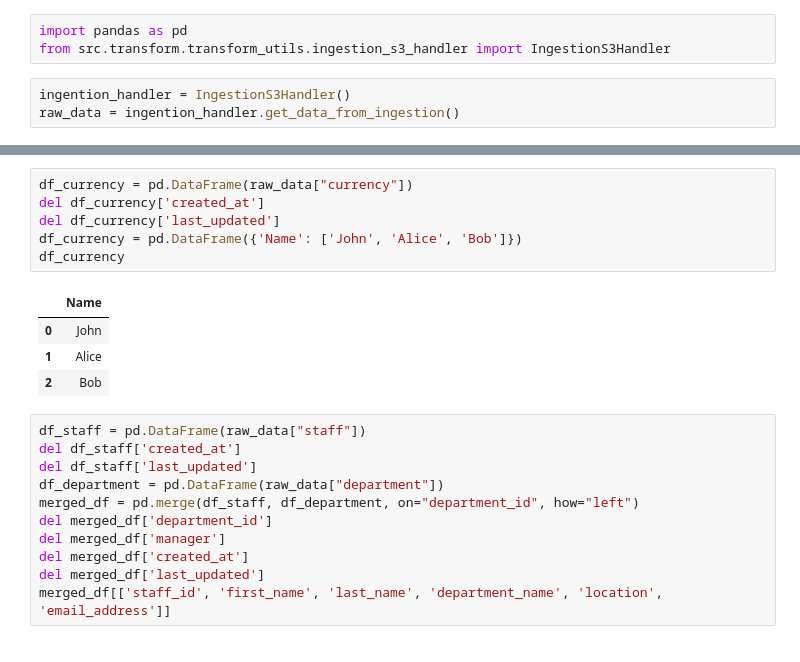
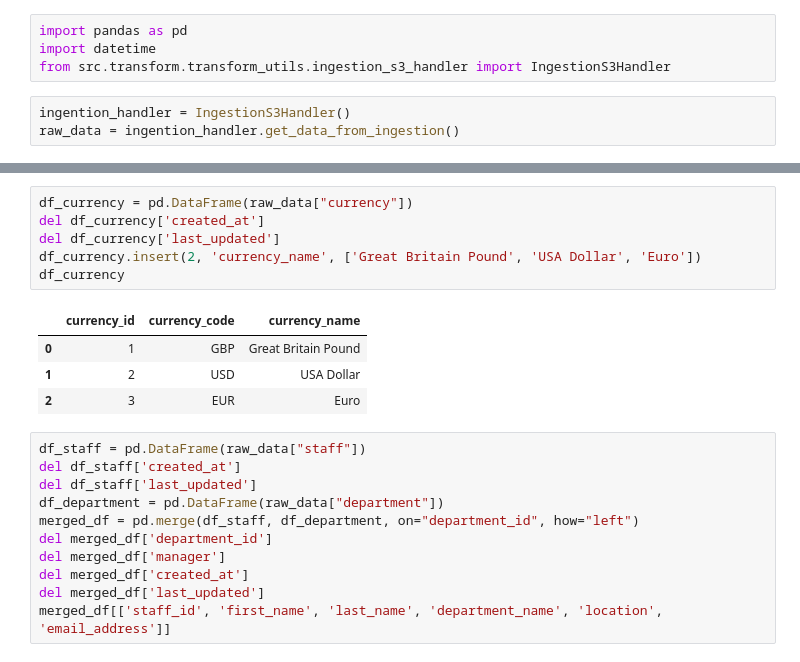
Before and after one commit to ScrappyNozicka/totesys-final-project-nc, a Jupyter notebook: Untitled.ipynb, the cells around one changed output, grey strips where cells are left out. Cells and saved outputs as stored; diff of their text form.

```diff
--- a/Untitled.ipynb
+++ b/Untitled.ipynb
@@ -1,5 +1,6 @@
 # %%
 import pandas as pd
+import datetime
 from src.transform.transform_utils.ingestion_s3_handler import IngestionS3Handler
 # %%
 ingention_handler = IngestionS3Handler()
@@ -31,14 +32,14 @@ df_location
 # %%
 df_currency = pd.DataFrame(raw_data["currency"])
 del df_currency['created_at']
 del df_currency['last_updated']
-df_currency = pd.DataFrame({'Name': ['John', 'Alice', 'Bob']})
+df_currency.insert(2, 'currency_name', ['Great Britain Pound', 'USA Dollar', 'Euro'])
 df_currency
 # %% [output]
-|  | Name |
-| 0 | John |
-| 1 | Alice |
-| 2 | Bob |
+|  | currency_id | currency_code | currency_name |
+| 0 | 1 | GBP | Great Britain Pound |
+| 1 | 2 | USD | USA Dollar |
+| 2 | 3 | EUR | Euro |
 # %%
 df_staff = pd.DataFrame(raw_data["staff"])
 del df_staff['created_at']
```
Also changed, not shown: parts of 4 cells of this notebook, 1 other file.
